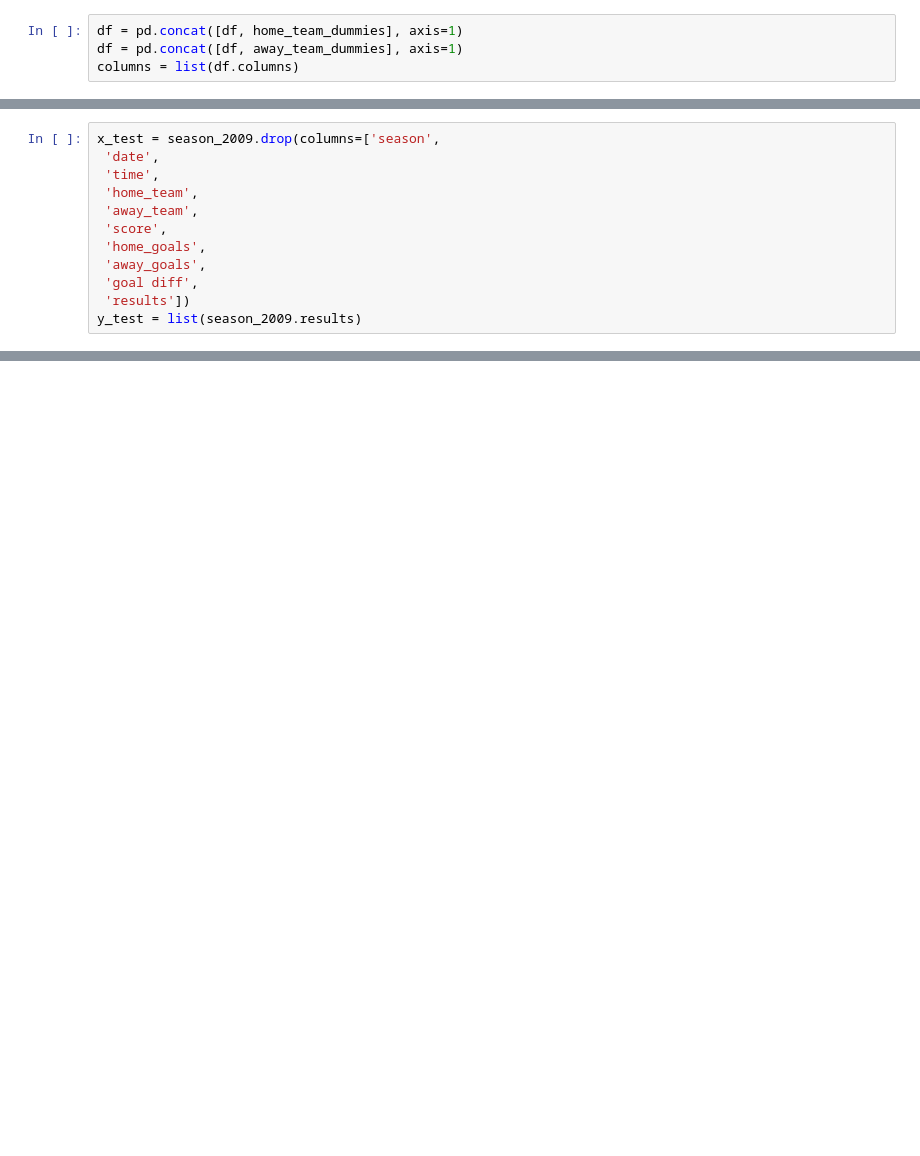
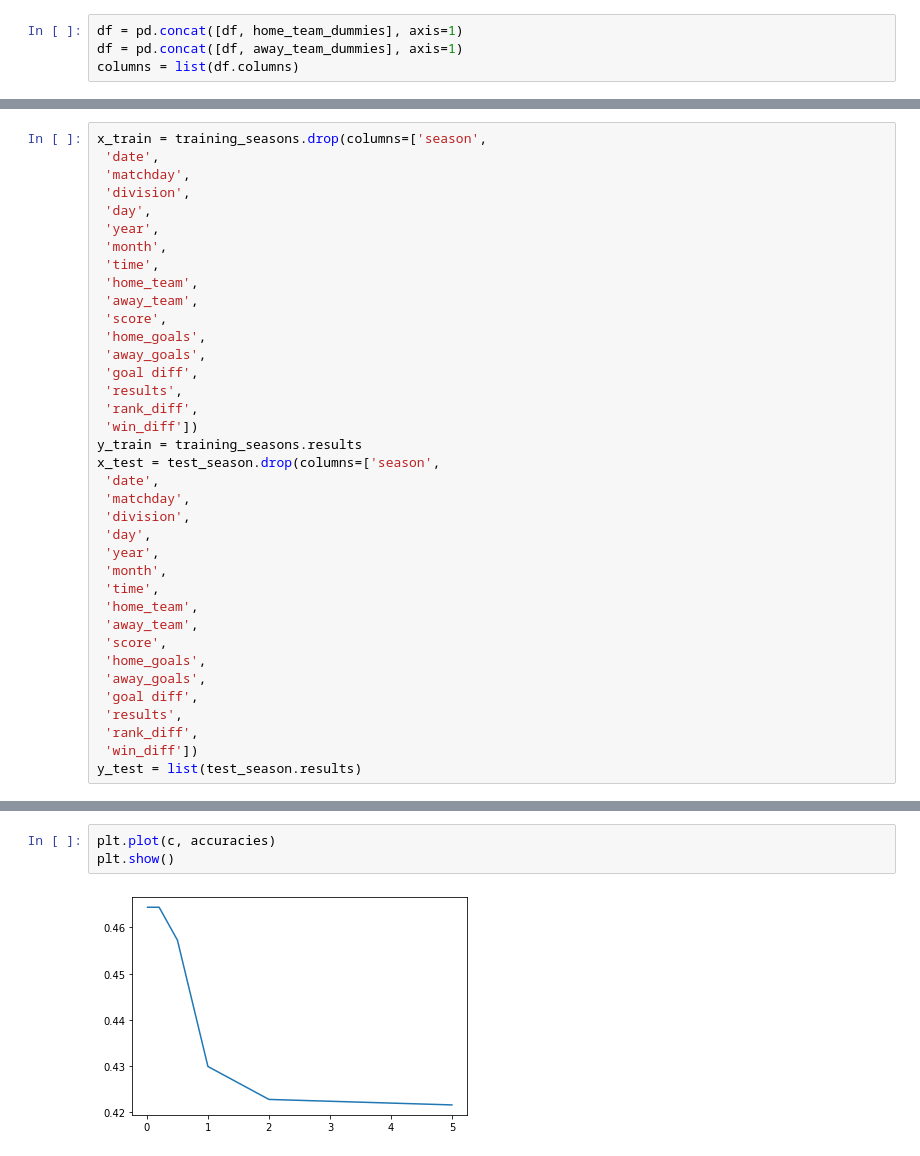
Before and after one commit to alexfulleda98/la-quiniela, a Jupyter notebook: analysis/AnotherModelTesting.ipynb, the cells around one changed output, grey strips where cells are left out. Cells and saved outputs as stored; diff of their text form; blank space fills up the shorter version.

```diff
--- a/analysis/AnotherModelTesting.ipynb
+++ b/analysis/AnotherModelTesting.ipynb
@@ -101,6 +208,11 @@ LogisticRegression()
 # %%
-x_test = season_2009.drop(columns=['season',
+x_train = training_seasons.drop(columns=['season',
  'date',
+ 'matchday',
+ 'division',
+ 'day',
+ 'year',
+ 'month',
  'time',
  'home_team',
  'away_team',
@@ -108,5 +220,25 @@ x_test = season_2009.drop(columns=['season',
  'home_goals',
  'away_goals',
  'goal diff',
- 'results'])
-y_test = list(season_2009.results)
+ 'results',
+ 'rank_diff',
+ 'win_diff'])
+y_train = training_seasons.results
+x_test = test_season.drop(columns=['season',
+ 'date',
+ 'matchday',
+ 'division',
+ 'day',
+ 'year',
+ 'month',
+ 'time',
+ 'home_team',
+ 'away_team',
+ 'score',
+ 'home_goals',
+ 'away_goals',
+ 'goal diff',
+ 'results',
+ 'rank_diff',
+ 'win_diff'])
+y_test = list(test_season.results)
@@ -112,0 +261,5 @@ y_test = list(season_2009.results)
+# %%
+plt.plot(c, accuracies)
+plt.show()
+# %% [output]
+[figure, added]
```
Also changed, not shown: parts of 22 cells of this notebook, 1 other file.
